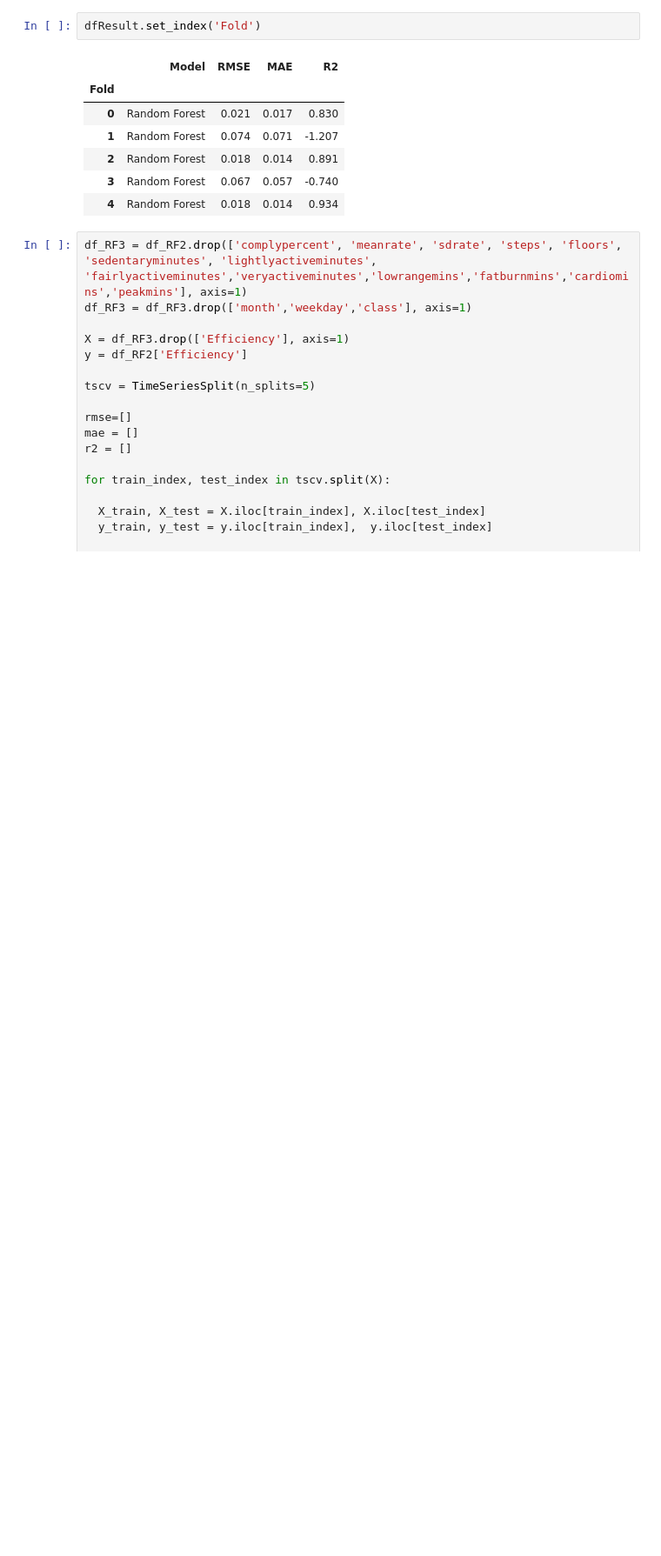
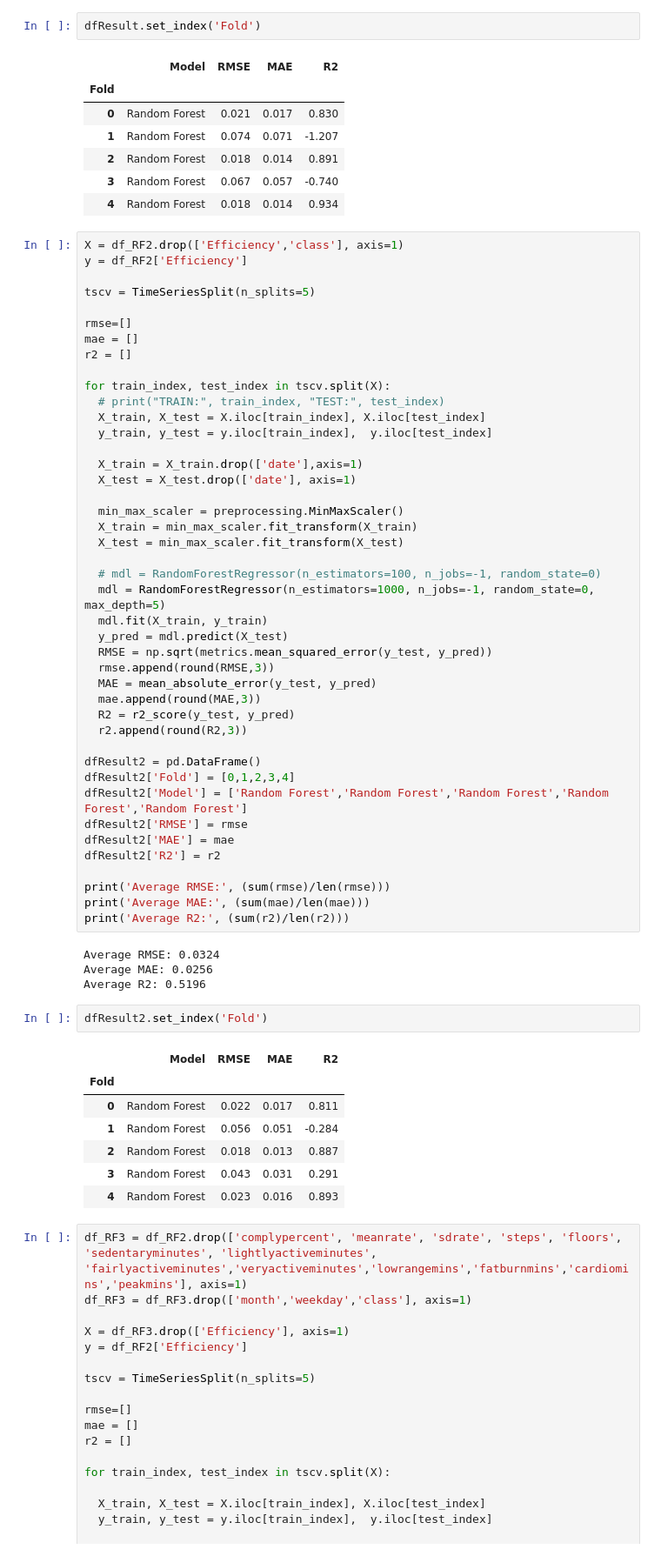
Before and after one commit to melaniaczobit/Major-Research-Project, a Jupyter notebook: MRP_Random_Forest.ipynb, the cells around one changed output. Shown at 87% size. Cells and saved outputs as stored; diff of their text form; blank space fills up the shorter version.

Commit message:
hyperparameter tuning of models

```diff
--- a/MRP_Random_Forest.ipynb
+++ b/MRP_Random_Forest.ipynb
@@ -192,6 +193,63 @@ dfResult.set_index('Fold')
 | 2 | Random Forest | 0.018 | 0.014 | 0.891 |
 | 3 | Random Forest | 0.067 | 0.057 | -0.740 |
 | 4 | Random Forest | 0.018 | 0.014 | 0.934 |
+# %%
+X = df_RF2.drop(['Efficiency','class'], axis=1)
+y = df_RF2['Efficiency']
+
+tscv = TimeSeriesSplit(n_splits=5)
+
+rmse=[]
+mae = []
+r2 = []
+
+for train_index, test_index in tscv.split(X):
+  # print("TRAIN:", train_index, "TEST:", test_index)
+  X_train, X_test = X.iloc[train_index], X.iloc[test_index]
+  y_train, y_test = y.iloc[train_index],  y.iloc[test_index]
+
+  X_train = X_train.drop(['date'],axis=1)
+  X_test = X_test.drop(['date'], axis=1)
+
+  min_max_scaler = preprocessing.MinMaxScaler()
+  X_train = min_max_scaler.fit_transform(X_train)
+  X_test = min_max_scaler.fit_transform(X_test)
+
+  # mdl = RandomForestRegressor(n_estimators=100, n_jobs=-1, random_state=0)
+  mdl = RandomForestRegressor(n_estimators=1000, n_jobs=-1, random_state=0, max_depth=5)
+  mdl.fit(X_train, y_train)
+  y_pred = mdl.predict(X_test)
+  RMSE = np.sqrt(metrics.mean_squared_error(y_test, y_pred))
+  rmse.append(round(RMSE,3))
+  MAE = mean_absolute_error(y_test, y_pred)
+  mae.append(round(MAE,3))
+  R2 = r2_score(y_test, y_pred)
+  r2.append(round(R2,3))
+
+dfResult2 = pd.DataFrame()
+dfResult2['Fold'] = [0,1,2,3,4]
+dfResult2['Model'] = ['Random Forest','Random Forest','Random Forest','Random Forest','Random Forest']
+dfResult2['RMSE'] = rmse
+dfResult2['MAE'] = mae
+dfResult2['R2'] = r2
+
+print('Average RMSE:', (sum(rmse)/len(rmse)))
+print('Average MAE:', (sum(mae)/len(mae)))
+print('Average R2:', (sum(r2)/len(r2)))
+# %% [output]
+Average RMSE: 0.0324
+Average MAE: 0.0256
+Average R2: 0.5196
+# %%
+dfResult2.set_index('Fold')
+# %% [output]
+|  | Model | RMSE | MAE | R2 |
+| Fold |  |  |  |  |
+| 0 | Random Forest | 0.022 | 0.017 | 0.811 |
+| 1 | Random Forest | 0.056 | 0.051 | -0.284 |
+| 2 | Random Forest | 0.018 | 0.013 | 0.887 |
+| 3 | Random Forest | 0.043 | 0.031 | 0.291 |
+| 4 | Random Forest | 0.023 | 0.016 | 0.893 |
 # %%
 df_RF3 = df_RF2.drop(['complypercent', 'meanrate', 'sdrate', 'steps', 'floors', 'sedentaryminutes', 'lightlyactiveminutes', 'fairlyactiveminutes','veryactiveminutes','lowrangemins','fatburnmins','cardiomins','peakmins'], axis=1)
 df_RF3 = df_RF3.drop(['month','weekday','class'], axis=1)
```
Also changed, not shown: parts of 1 cell of this notebook.
